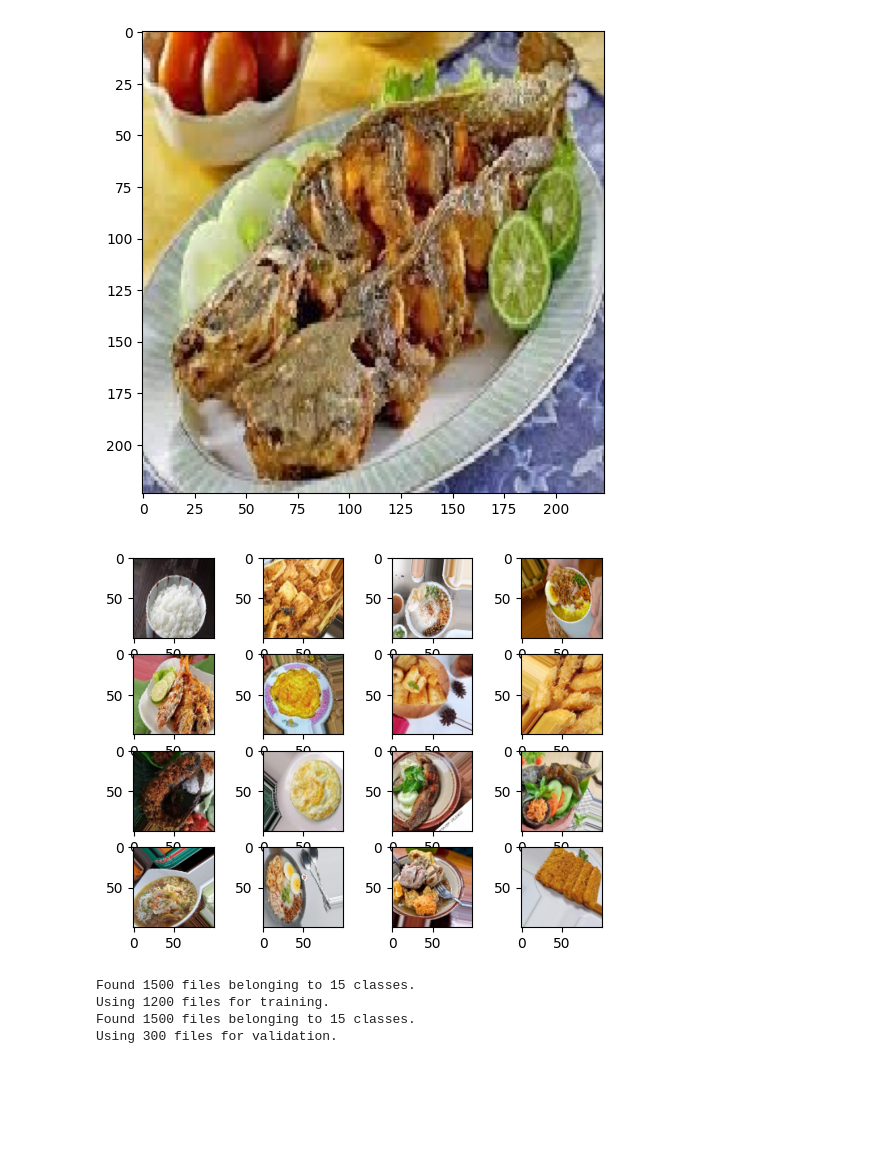
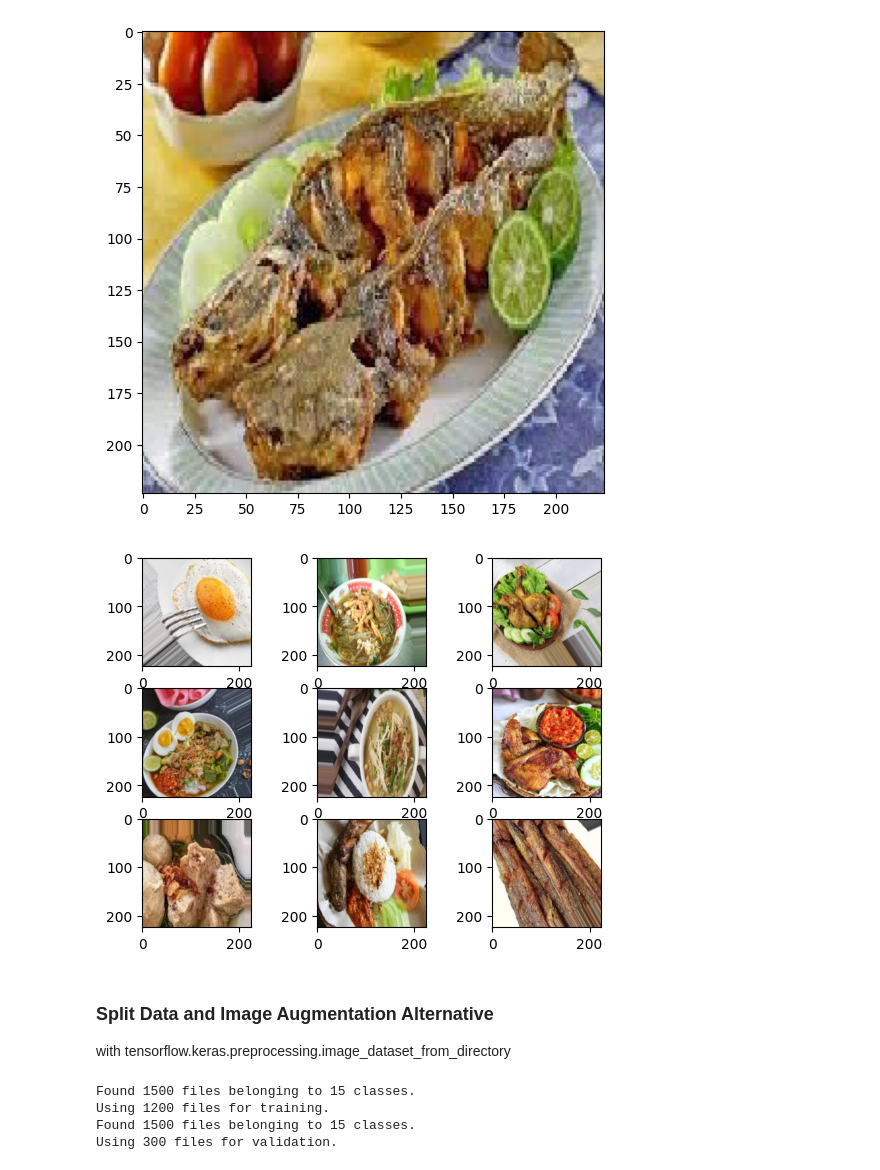
Before and after one commit to NuSa-Nutrition-Scan/Food-Classification, a Jupyter notebook: Computer Vision.ipynb, the cells around one changed output. Saved outputs shown, nothing was run; the diff lists cells and outputs as text; code cells hidden in the pictures; blank space fills up the shorter version.

```diff
--- a/Computer Vision.ipynb
+++ b/Computer Vision.ipynb
@@ -301,7 +303,7 @@ def train_val_generators(TRAINING_DIR, VALIDATION_DIR):
     train_generator = train_datagen.flow_from_directory(directory=TRAINING_DIR,
                                                         batch_size=40,
                                                         class_mode='categorical',
-                                                        target_size=(100, 100))
+                                                        target_size=(224, 224))
 
     # Instantiate the ImageDataGenerator class (don't forget to set the rescale argument)
     validation_datagen = ImageDataGenerator( rescale = 1./255.)
@@ -310,7 +312,7 @@ def train_val_generators(TRAINING_DIR, VALIDATION_DIR):
     validation_generator = validation_datagen.flow_from_directory(directory=VALIDATION_DIR,
                                                                     batch_size=10,
                                                                     class_mode='categorical',
-                                                                    target_size=(100, 100))
+                                                                    target_size=(224, 224))
     return train_generator, validation_generator
 # %%
 TRAINING_DIR = "./tmp/food_detector/training/"
@@ -320,3 +322,5 @@ train_generator, validation_generator = train_val_generators(TRAINING_DIR, VALID
 # %% [output]
 Found 1200 images belonging to 15 classes.
 Found 300 images belonging to 15 classes.
+# %%
+train_generator, test_generator = train_val_generators(TRAINING_DIR, VALIDATION_DIR)
@@ -348,7 +355,7 @@ train_datagen = ImageDataGenerator(rotation_range=40,
                                    fill_mode='nearest')
 
 #Loads image in from the set image path
-img = tf.keras.preprocessing.image.load_img('./Data/Lele Goreng/Lele1.jpeg', target_size= (224,224))
+img = tf.keras.preprocessing.image.load_img('/content/Data/Lele Goreng/Lele1.jpeg', target_size= (224,224))
 img_tensor = tf.keras.preprocessing.image.img_to_array(img)
 img_tensor = np.expand_dims(img_tensor, axis=0)
 
@@ -364,14 +371,17 @@ plt.show()
 # %%
 for image in train_generator:
   #Plots our figures
-  for i,img in zip(range(0,16),image[0]):
-    plt.subplot(4, 4, i + 1)
+  for i,img in zip(range(1,10),image[0]):
+    plt.subplot(3, 3, i)
     image_ = img
     plt.imshow(image_)
   plt.show()
   break
 # %% [output]
-[figure, old version]
+[figure, new version]
+# %% [markdown]
+### Split Data and Image Augmentation Alternative
+with tensorflow.keras.preprocessing.image_dataset_from_directory
 # %%
 BATCH_SIZE = 32
 IMG_SIZE = (224, 224)
```
Also changed, not shown: parts of 21 cells of this notebook.
